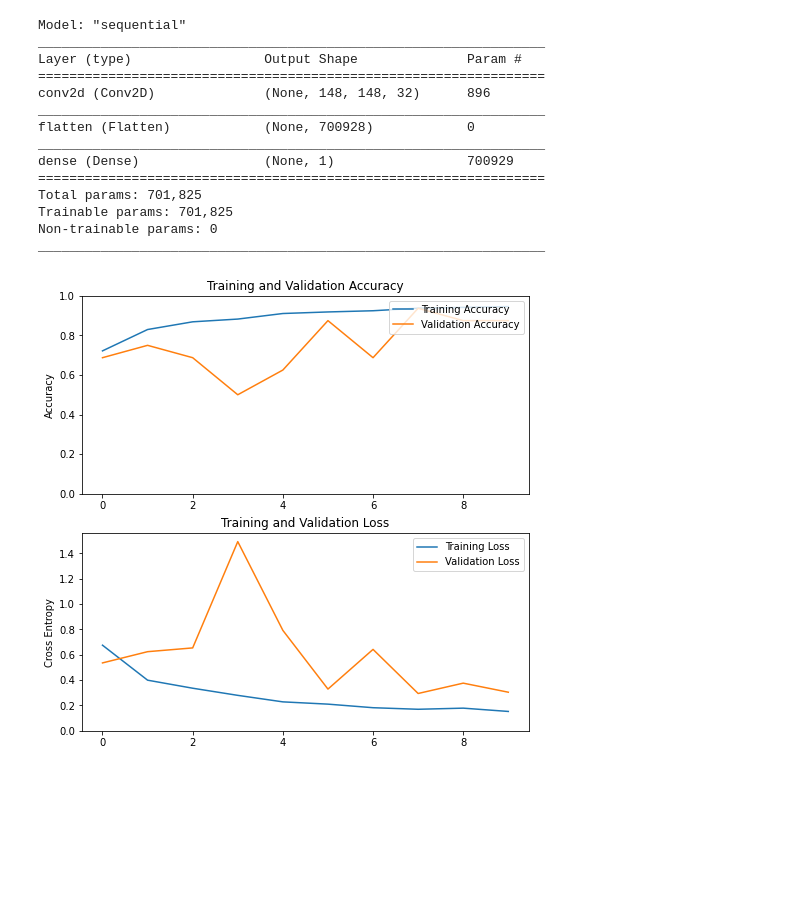
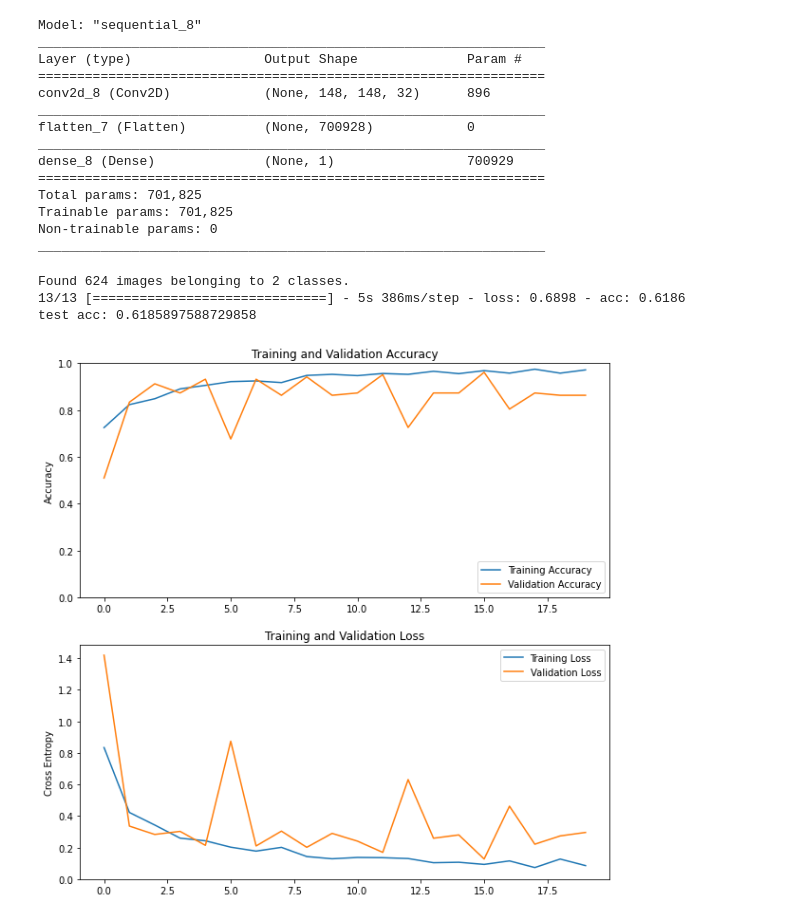
Before and after one commit to aligodspeed/Image-Classification-with-Deep-Learning, a Jupyter notebook: notebooks/cnn_eda.ipynb, the cells around one changed output. Saved outputs shown, nothing was run; the diff lists cells and outputs as text; code cells hidden in the pictures; blank space fills up the shorter version.

```diff
--- a/notebooks/cnn_eda.ipynb
+++ b/notebooks/cnn_eda.ipynb
@@ -27,6 +45,6 @@ train_generator = train_datagen.flow_from_directory(
 
 validation_generator = test_datagen.flow_from_directory(val_folder,
                                                         target_size=(150, 150),
-                                                        batch_size=8,
+                                                        batch_size=15,
                                                         class_mode='binary')
 # %% [output]
@@ -57,7 +75,7 @@ model.compile(loss='binary_crossentropy',
 # %%
 fsm = model.fit_generator(train_generator,
                               steps_per_epoch=50,
-                              epochs=10,
+                              epochs=20,
                               validation_data=validation_generator,
                               )
 # %% [output]
@@ -81,46 +99,58 @@ Epoch 10/10
 # %%
 model.summary()
 # %% [output]
-Model: "sequential"
+Model: "sequential_8"
 _________________________________________________________________
 Layer (type)                 Output Shape              Param #
 =================================================================
-conv2d (Conv2D)              (None, 148, 148, 32)      896
+conv2d_8 (Conv2D)            (None, 148, 148, 32)      896
 _________________________________________________________________
-flatten (Flatten)            (None, 700928)            0
+flatten_7 (Flatten)          (None, 700928)            0
 _________________________________________________________________
-dense (Dense)                (None, 1)                 700929
+dense_8 (Dense)              (None, 1)                 700929
 =================================================================
 Total params: 701,825
 Trainable params: 701,825
 Non-trainable params: 0
 _________________________________________________________________
+# %%
+test_generator = test_datagen.flow_from_directory(test_folder,
+                                                  target_size=(150, 150),
+                                                  batch_size=50,
+                                                  class_mode='binary')
+test_loss, test_acc = model.evaluate(test_generator)
+print('test acc:', test_acc)
+# %% [output]
+Found 624 images belonging to 2 classes.
+13/13 [==============================] - 5s 386ms/step - loss: 0.6898 - acc: 0.6186
+test acc: 0.6185897588729858
 # %%
 # Plot history
 acc = fsm.history['acc']
 val_acc = fsm.history['val_acc']
 
 loss = fsm.history['loss']
 val_loss = fsm.history['val_loss']
 
-fig, ax = plt.subplots(2, 1, figsize=(8, 8))
+fig, ax = plt.subplots(2, 1, figsize=(10, 10))
 
 ax[0].plot(acc, label='Training Accuracy')
 ax[0].plot(val_acc, label='Validation Accuracy')
-ax[0].legend(loc='upper right')
+ax[0].legend(loc='lower right')
 ax[0].set_ylabel('Accuracy')
 ax[0].set_ylim([min(plt.ylim()), 1])
 ax[0].set_title('Training and Validation Accuracy')
 
 ax[1].plot(loss, label='Training Loss')
 ax[1].plot(val_loss, label='Validation Loss')
 ax[1].legend(loc='upper right')
 ax[1].set_ylabel('Cross Entropy')
 ax[1].set_ylim([0,max(plt.ylim())])
 ax[1].set_title('Training and Validation Loss')
+plt.savefig('first-val-acc')
 plt.show()
 # %% [output]
-[figure, old version]
+[figure, new version]
 # %%
 model = models.Sequential()
 model.add(layers.Conv2D(32, (3, 3), activation='relu',input_shape=(150, 150, 3)))
```
Also changed, not shown: parts of 39 cells of this notebook.
